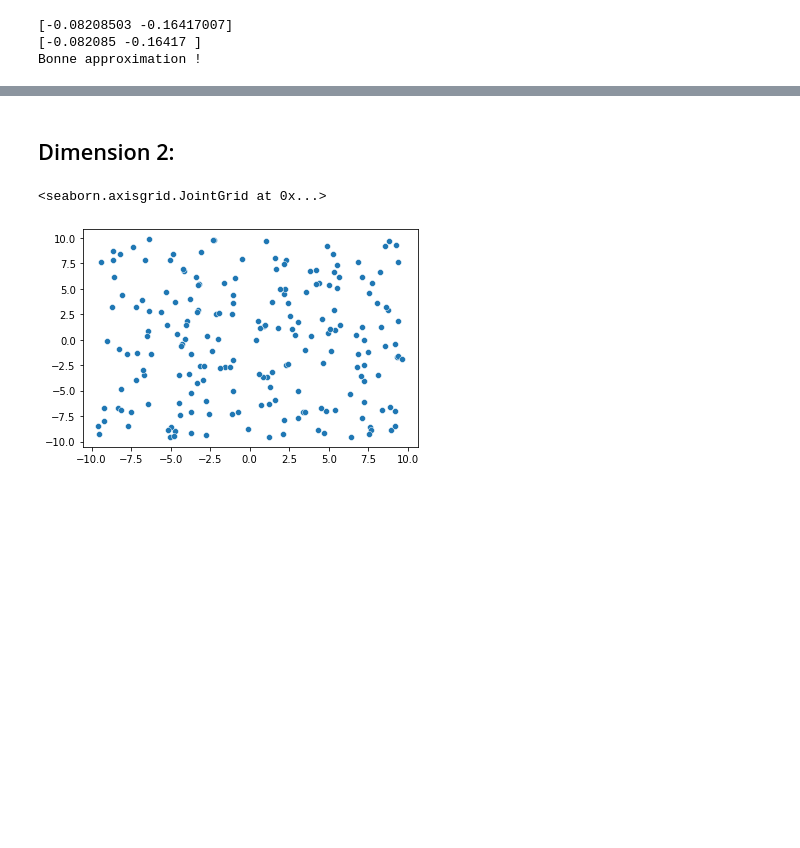
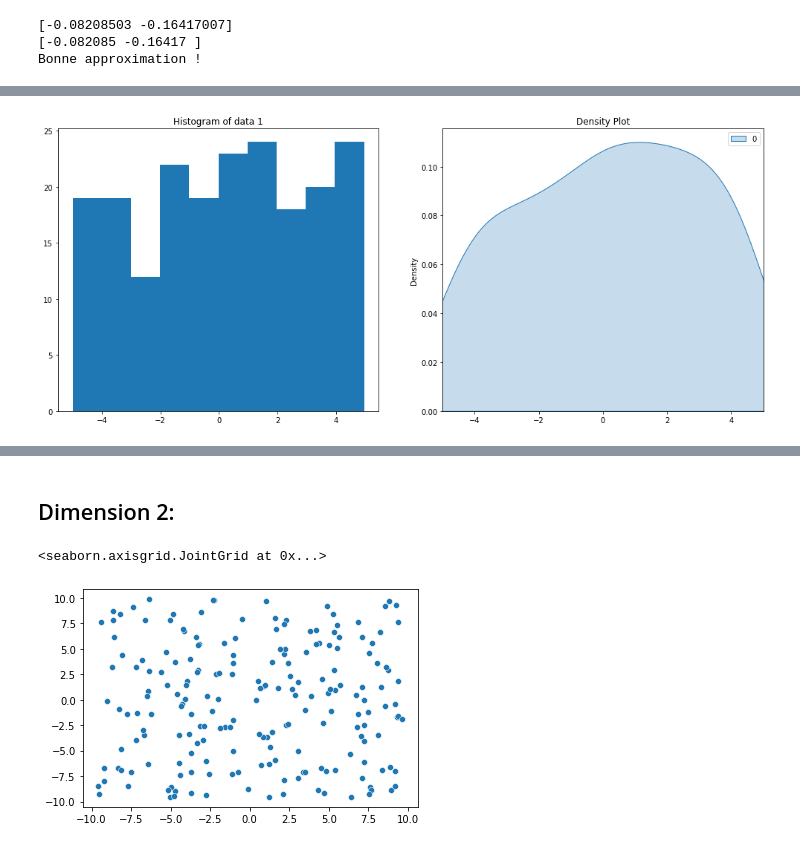
Before and after one commit to elfirdoussilab1/SVGD, a Jupyter notebook: Sampling_methods.ipynb, the cells around one changed output, grey strips where cells are left out. Cells and saved outputs as stored; diff of their text form; code cells hidden in the pictures; blank space fills up the shorter version.

```diff
--- a/Sampling_methods.ipynb
+++ b/Sampling_methods.ipynb
@@ -32,0 +48,6 @@ def grad2_k(x,y,sigma): # Gradient du RBF par rapport a x
+# %%
+def gen_unif(N, d, low, high):
+    x = []
+    for i in range(N):
+        x.append(np.random.uniform(low , high, size=d))
+    return np.array(x)
@@ -119,0 +193,20 @@ sns.kdeplot(data=X, fill=True)
+# %%
+# Simulation of uniform density in [-5, 5]
+X = gen_unif(200, 1, -5, 5)
+
+# Plotting data
+fig, axs = plt.subplots(nrows=1, ncols=2, figsize=(17, 7))
+
+# Plot the histogram of data
+axs[0].hist(X)
+axs[0].set_title('Histogram of data 1')
+
+# Plot the third scatter plot in the right subplot
+sns.kdeplot(data=X, fill=True, ax=axs[1], bw_method='silverman')
+axs[1].set_xlim((-5, 5))
+axs[1].set_title('Density Plot')
+
+# Show the plot
+plt.show()
+# %% [output]
+[figure, added]
```
Also changed, not shown: parts of 33 cells of this notebook.
